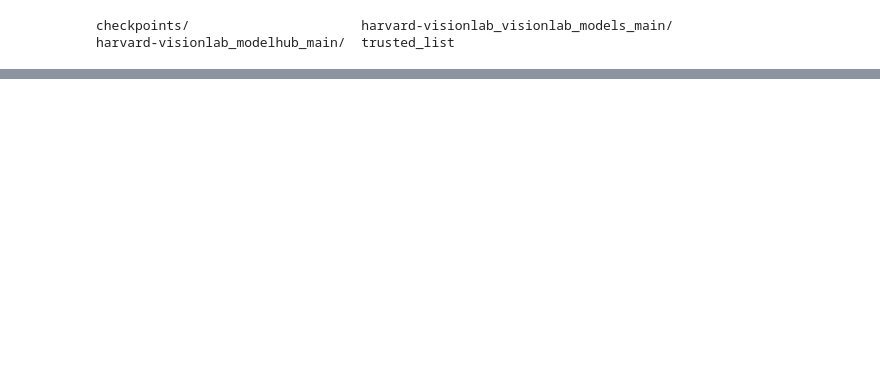
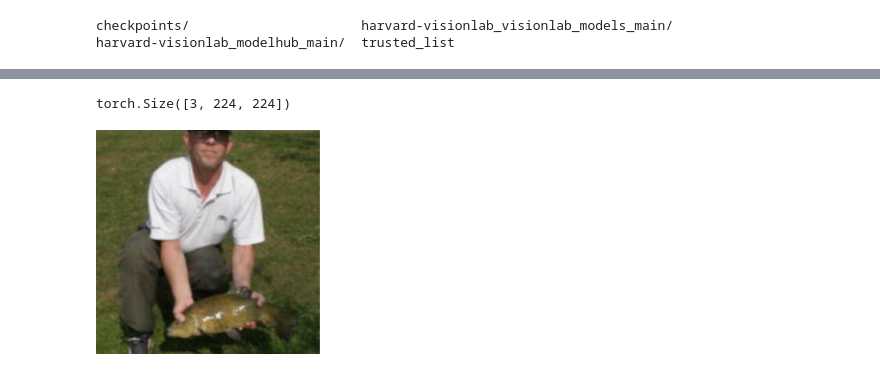
Before and after one commit to harvard-visionlab/visionlab-models, a Jupyter notebook: notebooks/demo_api.ipynb, the cells around one changed output, grey strips where cells are left out. Cells and saved outputs as stored; diff of their text form; code cells hidden in the pictures; blank space fills up the shorter version.

Commit message:
test registry

```diff
--- a/notebooks/demo_api.ipynb
+++ b/notebooks/demo_api.ipynb
@@ -14,0 +105,10 @@ Downloading: "https://github.com/harvard-visionlab/visionlab_models/zipball/main
+# %%
+url = 'https://www.dropbox.com/s/n8nr36vox86t25u/example.png?dl=1'
+img = transform['test_transforms'](url)
+img.shape
+# %% [output]
+torch.Size([3, 224, 224])
+# %%
+transform['to_pil'](img)
+# %% [output]
+[figure, added]
```
Also changed, not shown: parts of 9 cells of this notebook, 2 other files.
